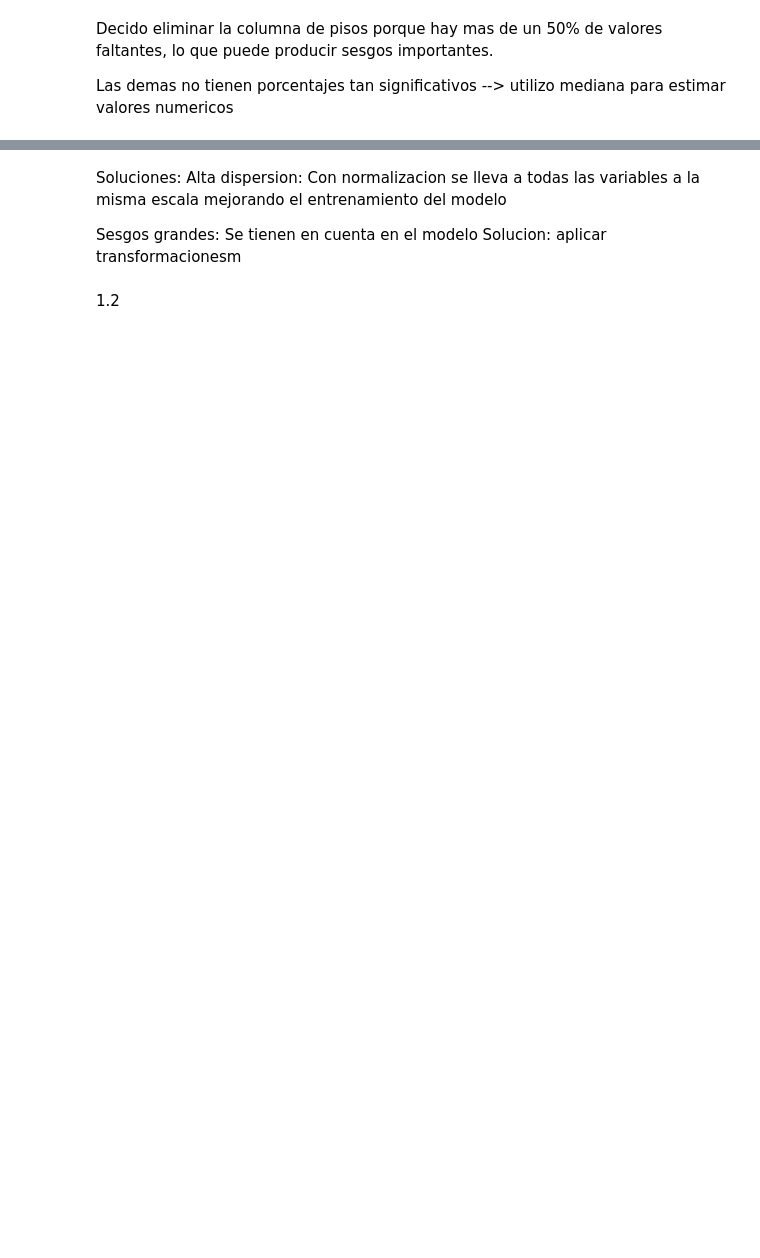
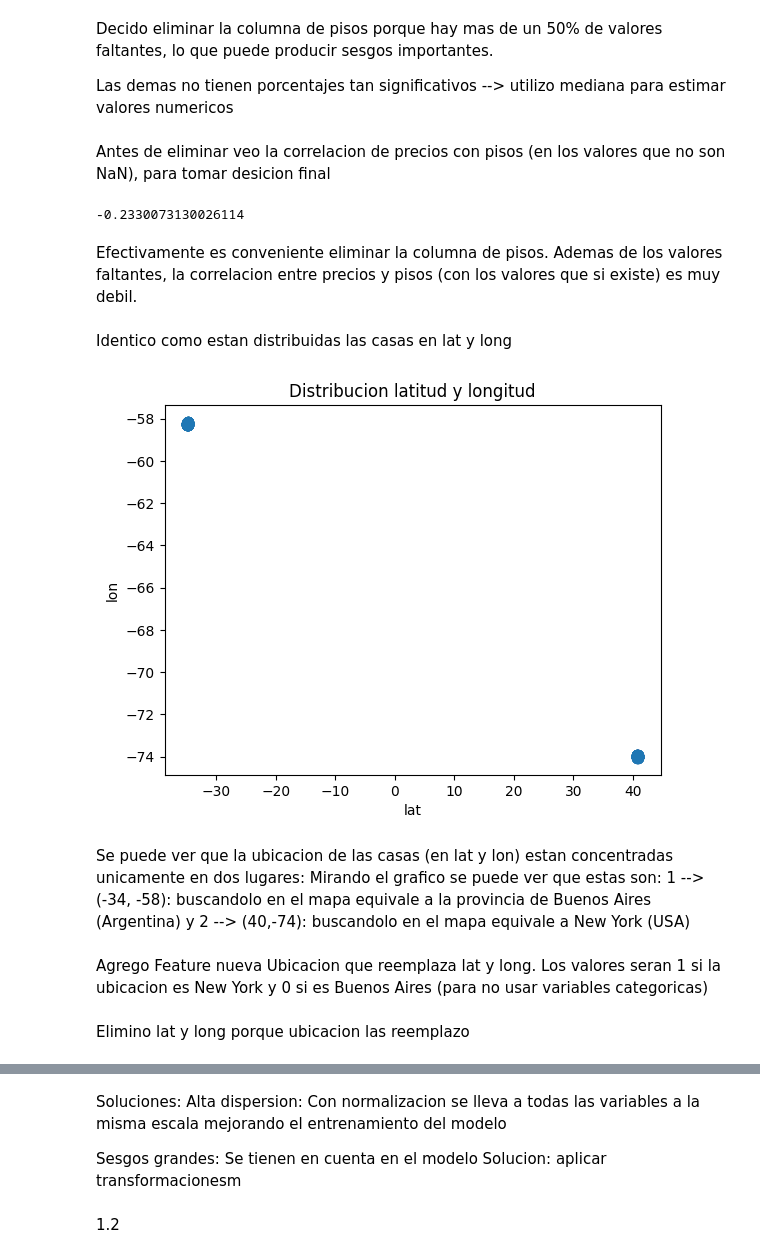
Before and after one commit to gineslopez11/TP1-ML-Gines, a Jupyter notebook: notebooks/Entrega_TP1.ipynb, the cells around one changed output, grey strips where cells are left out. Cells and saved outputs as stored; diff of their text form; code cells hidden in the pictures; blank space fills up the shorter version.

```diff
--- a/notebooks/Entrega_TP1.ipynb
+++ b/notebooks/Entrega_TP1.ipynb
@@ -42,3 +61,35 @@ Decido eliminar la columna de pisos porque hay mas de un 50% de valores faltante
 
 Las demas no tienen  porcentajes tan significativos
 --> utilizo mediana para estimar valores numericos
+# %% [markdown]
+Antes de eliminar veo la correlacion de precios con pisos (en los valores que no son NaN), para tomar desicion final
+# %%
+correlacion_pisos_precios = dev['precio'].corr(dev['pisos'])
+print(correlacion_pisos_precios)
+# %% [output]
+-0.2330073130026114
+# %% [markdown]
+Efectivamente es conveniente eliminar la columna de pisos. Ademas de los valores faltantes, la correlacion entre precios y pisos (con los valores que si existe) es muy debil.
+# %%
+dev = dev.drop('pisos', axis=1) #elimina columna pisos
+# %% [markdown]
+Identico como estan distribuidas las casas en lat y long
+# %%
+plt.figure()
+
+lat = dev['lat']
+lon = dev['lon']
+plt.scatter(lat,lon,s=50, alpha=0.3)
+plt.xlabel("lat")
+plt.ylabel("lon")
+plt.title("Distribucion latitud y longitud")
+
+plt.show()
+# %% [output]
+[figure, added]
+# %% [markdown]
+Se puede ver que la ubicacion de las casas (en lat y lon) estan concentradas unicamente en dos lugares:
+Mirando el grafico se puede ver que estas son: 1 --> (-34, -58): buscandolo en el mapa equivale a la provincia de Buenos Aires (Argentina) y 2 --> (40,-74): buscandolo en el mapa equivale a New York (USA)
+# %% [markdown]
+Agrego Feature nueva Ubicacion que reemplaza lat y long.
+Los valores seran 1 si la ubicacion es New York y 0 si es Buenos Aires (para no usar variables categoricas)
@@ -44,0 +98,2 @@ Las demas no tienen  porcentajes tan significativos
+# %% [markdown]
+Elimino lat y long porque ubicacion las reemplazo
```
Also changed, not shown: parts of 31 cells of this notebook, 3 other files.
